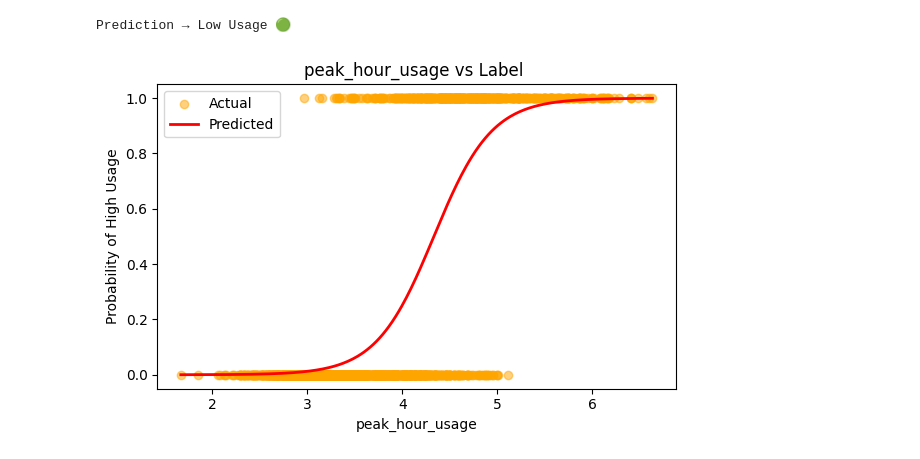
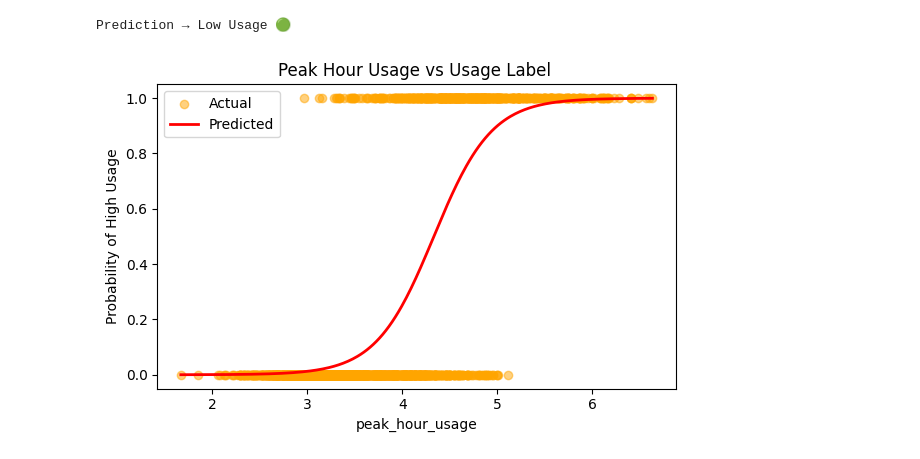
Before and after one commit to havilah-12/ML_SupervisedLearning, a Jupyter notebook: LinearRegression_LogisticRegression.ipynb, the cells around one changed output. Saved outputs shown, nothing was run; the diff lists cells and outputs as text; code cells hidden in the pictures.

```diff
--- a/LinearRegression_LogisticRegression.ipynb
+++ b/LinearRegression_LogisticRegression.ipynb
@@ -189,24 +189,24 @@ Prediction → Low Usage 🟢
 # %%
 
 # Plot: peak_hour_usage vs label with S-curve
 plt.figure(figsize=(6, 4))
 
 # Actual dots
 plt.scatter(df['peak_hour_usage'], df['usage_label'], alpha=0.5, color='orange', label='Actual')
 
 # S-curve (sigmoid)
 x_range = np.linspace(df['peak_hour_usage'].min(), df['peak_hour_usage'].max(), 300)
 x_df = pd.DataFrame({'peak_hour_usage': x_range,
                      'num_appliances_used': df['num_appliances_used'].mean()})
 y_prob = clf.predict_proba(x_df)[:, 1]
 
 plt.plot(x_range, y_prob, color='red', linewidth=2, label='Predicted')
 
 plt.xlabel('peak_hour_usage')
 plt.ylabel('Probability of High Usage')
-plt.title('peak_hour_usage vs Label ')
+plt.title('Peak Hour Usage vs Usage Label ')
 plt.legend()
 plt.tight_layout()
 plt.show()
 # %% [output]
-[figure, old version]
+[figure, new version]
```
